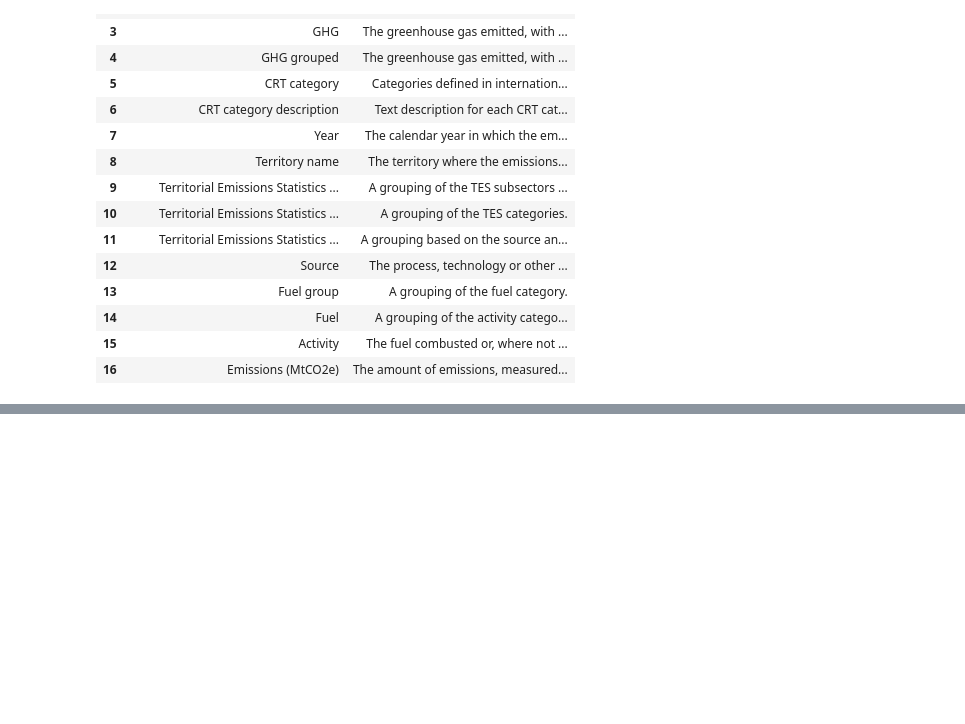
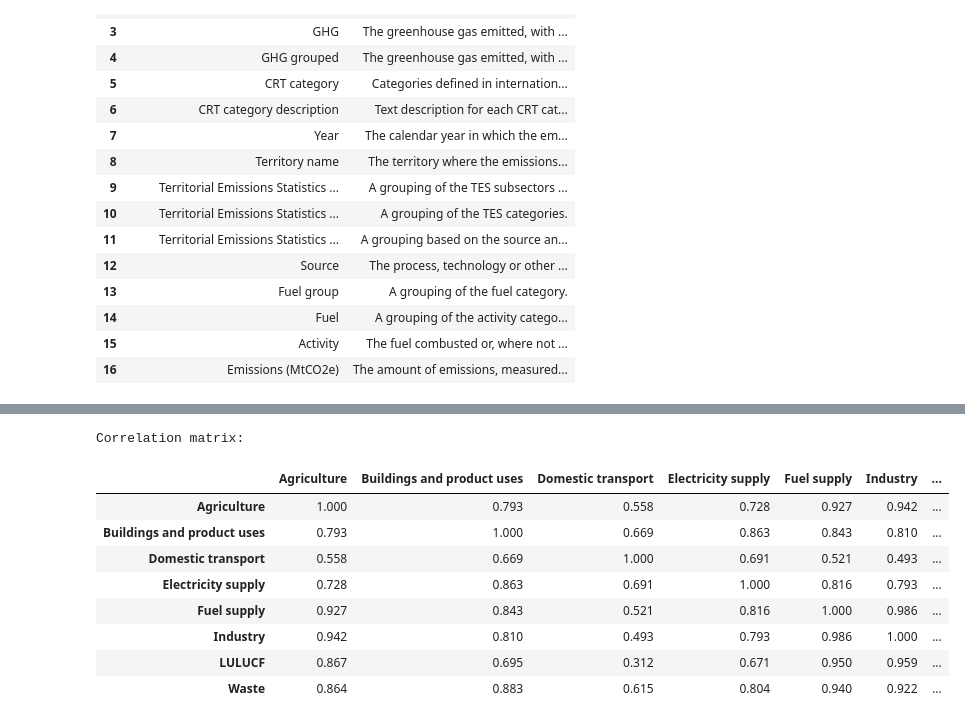
Before and after one commit to PontusNeumann/CBS-Spring26, a Jupyter notebook: Assignment 1.ipynb, the cells around one changed output, grey strips where cells are left out. Saved outputs shown, nothing was run; the diff lists cells and outputs as text; code cells hidden in the pictures; blank space fills up the shorter version.

```diff
--- a/Assignment 1.ipynb
+++ b/Assignment 1.ipynb
@@ -84,0 +123,6 @@ memory usage: 8.9 MB
+# %%
+territorial = sheet3[
+    sheet3["Included in UK territorial total"].str.lower() == "yes"
+].copy()
+
+print("Rows after territorial filter:", territorial.shape)
@@ -84,0 +322,14 @@ memory usage: 8.9 MB
+# %%
+print("Correlation matrix:")
+display(corr_matrix.round(3))
+# %% [output]
+Correlation matrix:
+|  | Agriculture | Buildings and product uses | Domestic transport | Electricity supply | Fuel supply | Industry | ... |
+| Agriculture | 1.000 | 0.793 | 0.558 | 0.728 | 0.927 | 0.942 | ... |
+| Buildings and product uses | 0.793 | 1.000 | 0.669 | 0.863 | 0.843 | 0.810 | ... |
+| Domestic transport | 0.558 | 0.669 | 1.000 | 0.691 | 0.521 | 0.493 | ... |
+| Electricity supply | 0.728 | 0.863 | 0.691 | 1.000 | 0.816 | 0.793 | ... |
+| Fuel supply | 0.927 | 0.843 | 0.521 | 0.816 | 1.000 | 0.986 | ... |
+| Industry | 0.942 | 0.810 | 0.493 | 0.793 | 0.986 | 1.000 | ... |
+| LULUCF | 0.867 | 0.695 | 0.312 | 0.671 | 0.950 | 0.959 | ... |
+| Waste | 0.864 | 0.883 | 0.615 | 0.804 | 0.940 | 0.922 | ... |
```
Also changed, not shown: parts of 23 cells of this notebook.
